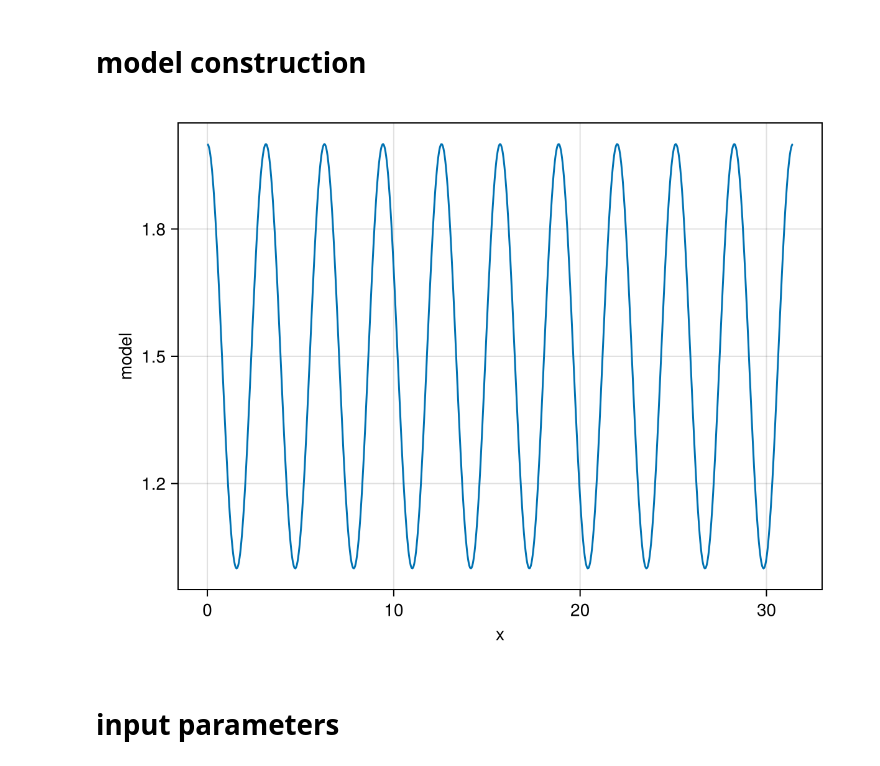
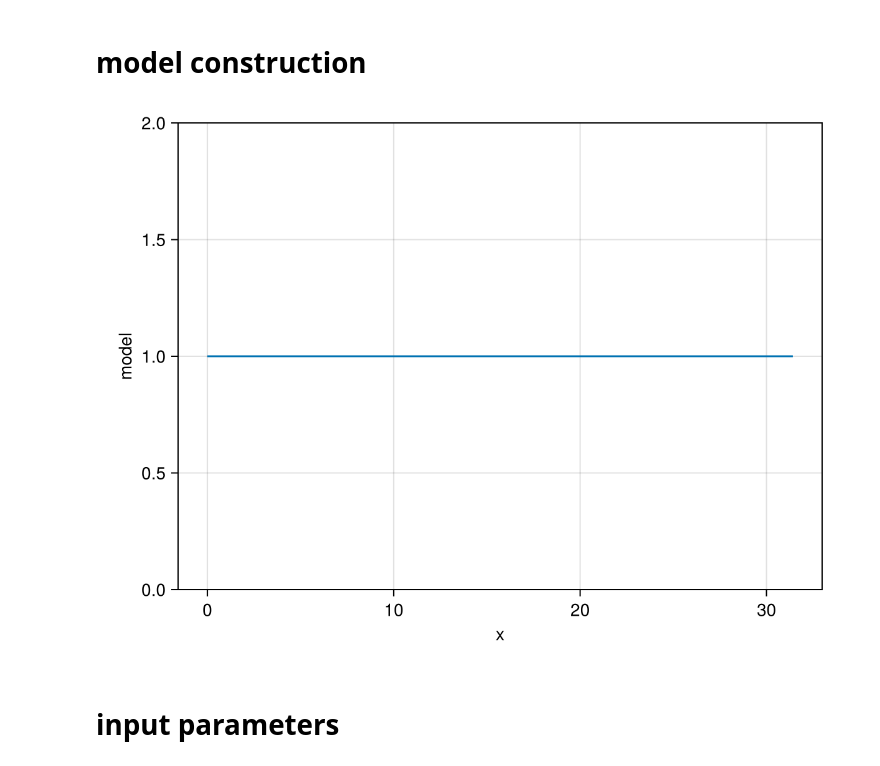
Before and after one commit to seismobassoon/flexOPT, a Jupyter notebook: notebooks/poissonBenchmark1D.ipynb, the cells around one changed output. Cells and saved outputs as stored; diff of their text form; code cells hidden in the pictures.

```diff
--- a/notebooks/poissonBenchmark1D.ipynb
+++ b/notebooks/poissonBenchmark1D.ipynb
@@ -33,7 +33,7 @@ cases=[]
 #prefix="B"*string(tmpOrderBspace)*"_"*"w"*string(tmpWorderBspace)*"_"*string(tmpSupplementaryOrder)*"_"
 prefix=""
 L = 10.0*π
-cases = push!(cases,(name=prefix*"λ_2",u=cos(x),β=cos(x).^2 + 1))
+cases = push!(cases,(name=prefix*"λ_2",u=cos(x),β= 1))
 
 @variables x
 ∂ = Differential(x)
@@ -58,34 +58,34 @@ for iCase ∈ eachindex(cases)
     for iH ∈ eachindex(logsOfHinverse)
         modelName = name*string(Nx)
         ΔxTry = exp(-logsOfHinverse[iH])
         Nx = Int(L÷ΔxTry) +1
         Δx = L/(Nx-1)
         modelPoints = (Nx)
         tmpModel = (models=models, modelName=modelName, modelPoints=modelPoints)
         modelFamily=push!(modelFamily,tmpModel)
     end
 
     lines!(ax, X, models[end])
 end
 display(fig)
 for iPointsUsed ∈ eachindex(numPointsX), iCase ∈ eachindex(cases), iH ∈ eachindex(logsOfHinverse)
     name,u,β = cases[iCase]
 
     models=modelFamily[iCase]
     q = mySimplify(β*∂(u))
     qₓ = mySimplify(∂(q))
 
     iExperiment = (iH=iH,iCase=iCase,iPointsUsed=iPointsUsed)
 
     force = [Symbolics.value(substitute(qₓ,Dict(x=>X[i]))) for i ∈ range(1,Nx)]
 
 
 
 
 
 end
 # %% [output]
-[figure, old version]
+[figure, new version]
 # %% [markdown]
 # input parameters
 # %%
```
Also changed, not shown: parts of 3 cells of this notebook.
